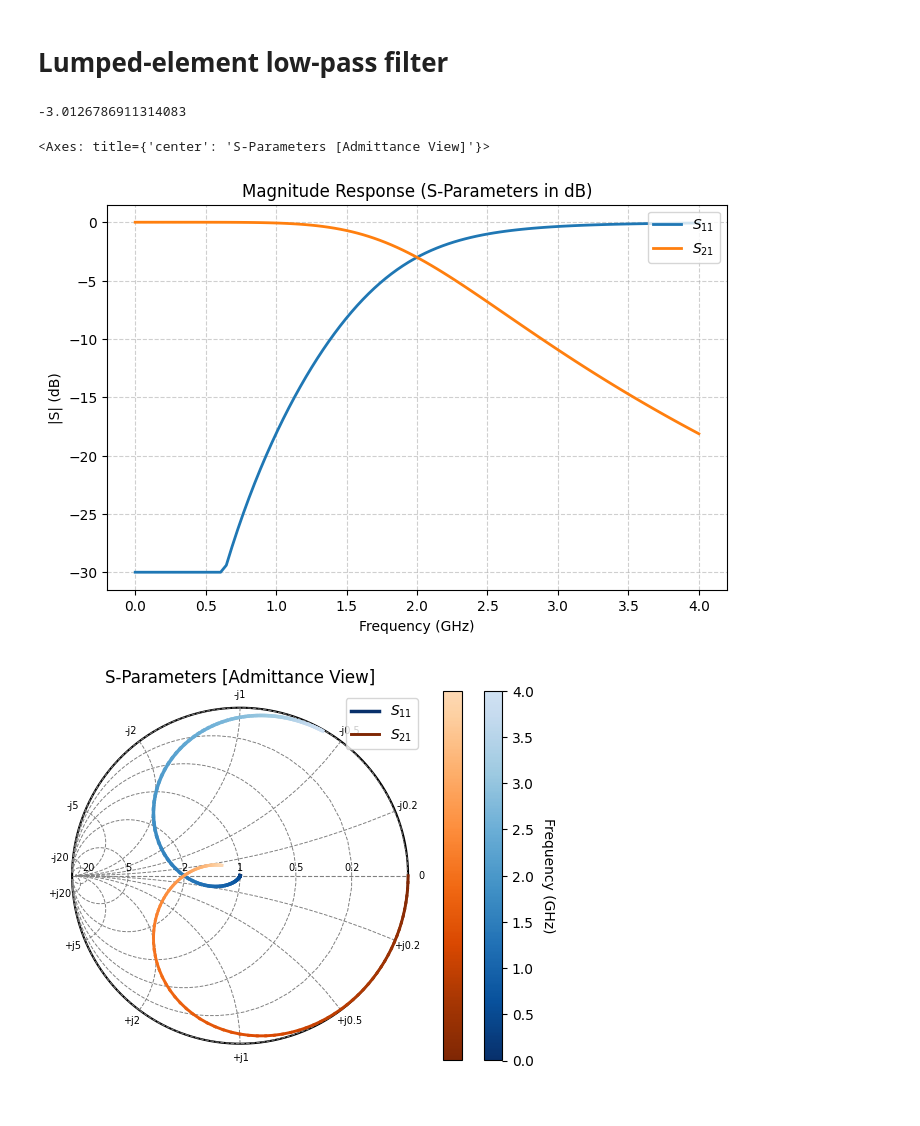
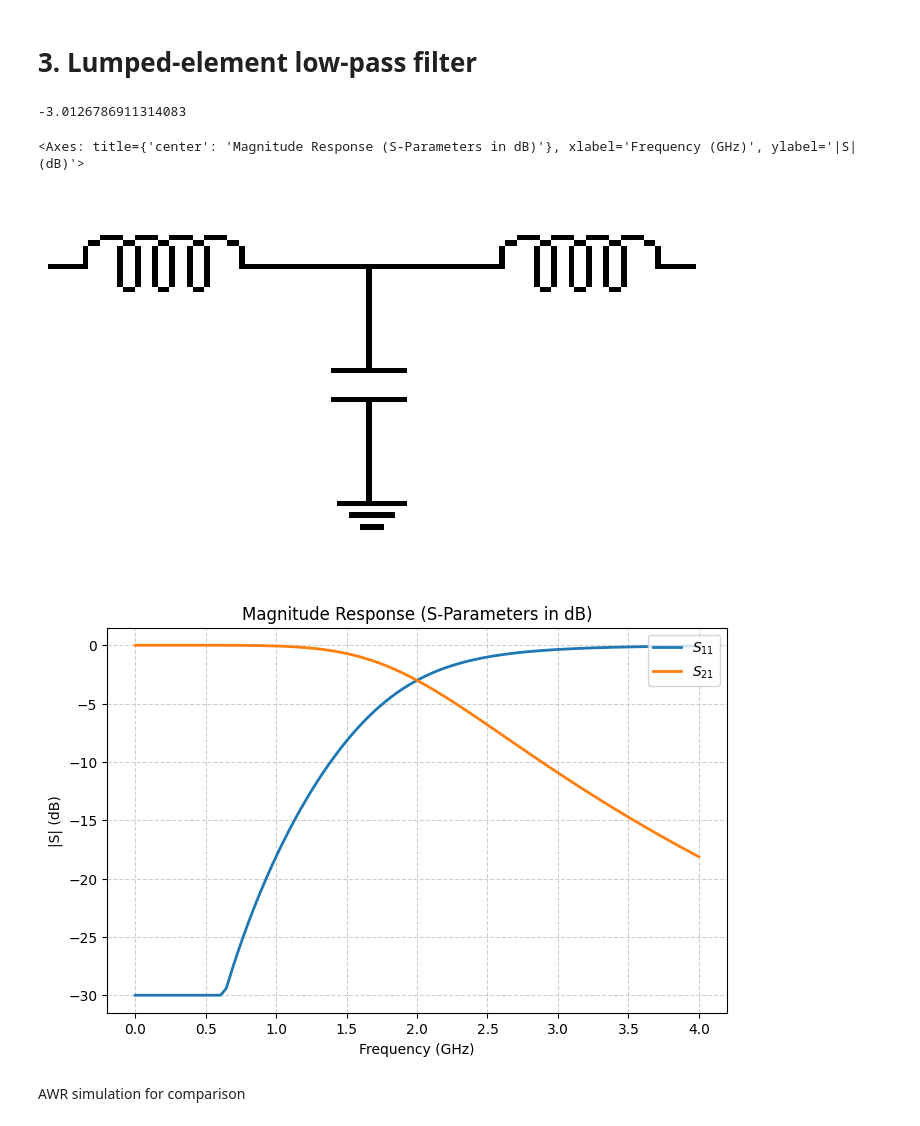
Before and after one commit to anthonyjlee377/spite, a Jupyter notebook: examples.ipynb, the cells around one changed output. Cells and saved outputs as stored; diff of their text form; code cells hidden in the pictures.

```diff
--- a/examples.ipynb
+++ b/examples.ipynb
@@ -39,21 +37,22 @@ ladder.plot_smith()  # color gradient encodes frequency
 # %% [markdown]
-# Lumped-element low-pass filter
+# 3. Lumped-element low-pass filter
 # %%
 f = np.linspace(0.1, 4e9, 100)  # frequency sweep
 
 filter = (
     sp.net2p_L_series(f, 3.9785e-9)
     @ sp.net2p_C_shunt(f, 3.184e-12)
     @ sp.net2p_L_series(f, 3.9785e-9)
 )
 
 S11_at_2GHz = filter.sample(2e9, param="S", port_indices=(1, 1))
 print(20 * np.log10(np.abs(S11_at_2GHz)))  # -3.0127 dB
-
-filter.plot_dB(floor=-30, port_indices=[(1, 1), (2, 1)])
-filter.plot_smith(port_indices=[(1, 1), (2, 1)], chart_type="Y")  # Admittance charts are available as well
+filter.plot_schematic()
+filter.plot_dB(floor=-30, port_indices=[(1, 1), (2, 1)])  # S11 and S21 in dB scale
 # %% [output]
 -3.0126786911314083
-<Axes: title={'center': 'S-Parameters [Admittance View]'}>
+<Axes: title={'center': 'Magnitude Response (S-Parameters in dB)'}, xlabel='Frequency (GHz)', ylabel='|S| (dB)'>
-[figure, old version]
+[figure, new version]
-[figure, old version]
+[figure, new version]
+# %% [markdown]
+AWR simulation for comparison
```
Also changed, not shown: parts of 6 cells of this notebook.
